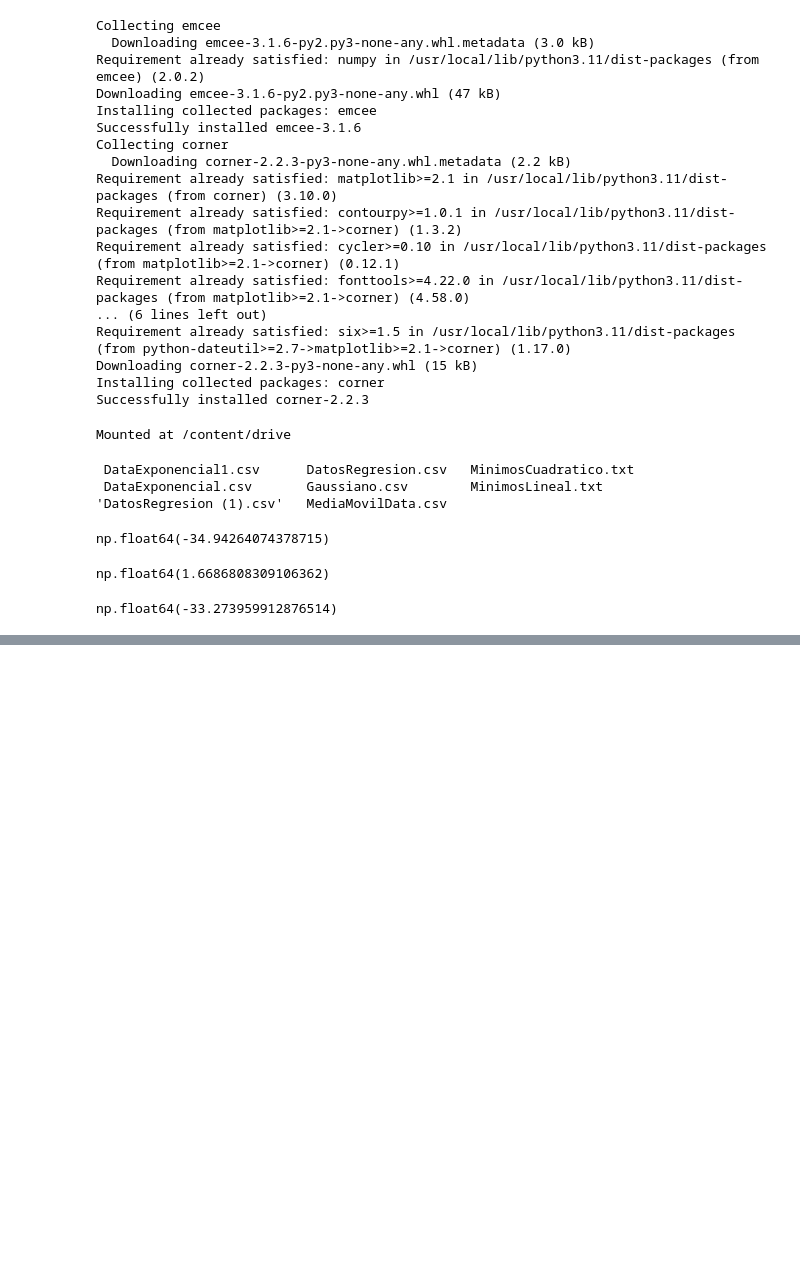
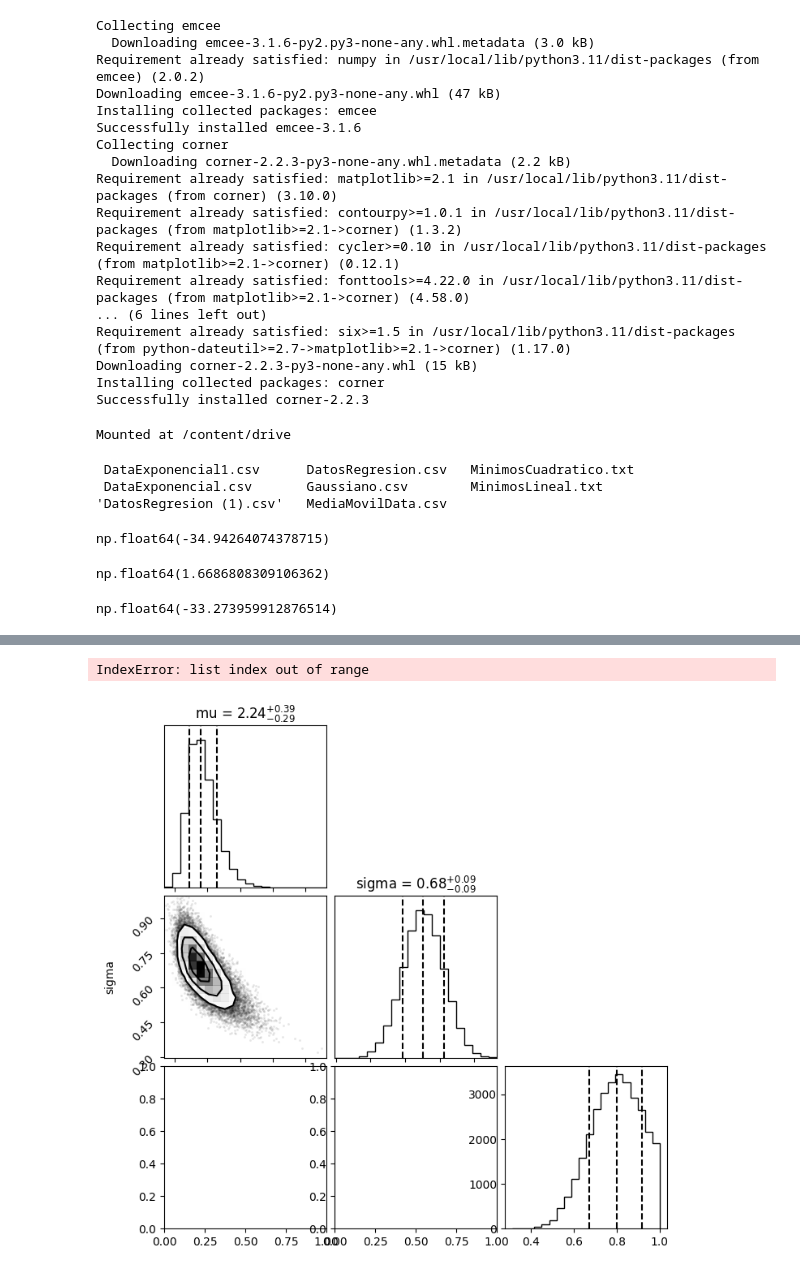
Before and after one commit to KateT840/M-computacionales-1, a Jupyter notebook: Parcial_4.ipynb, the cells around one changed output, grey strips where cells are left out. Cells and saved outputs as stored; diff of their text form; code cells hidden in the pictures; blank space fills up the shorter version.

```diff
--- a/Parcial_4.ipynb
+++ b/Parcial_4.ipynb
@@ -108,0 +122,5 @@ for i in range(2):
+# %%
+figure = corner.corner(flat_samples, labels=labels, truths=truths, quantiles=[0.16,0.5,0.84], show_titles=True)
+# %% [output]
+IndexError: list index out of range
+[figure, added]
```
Also changed, not shown: parts of 3 cells of this notebook.
